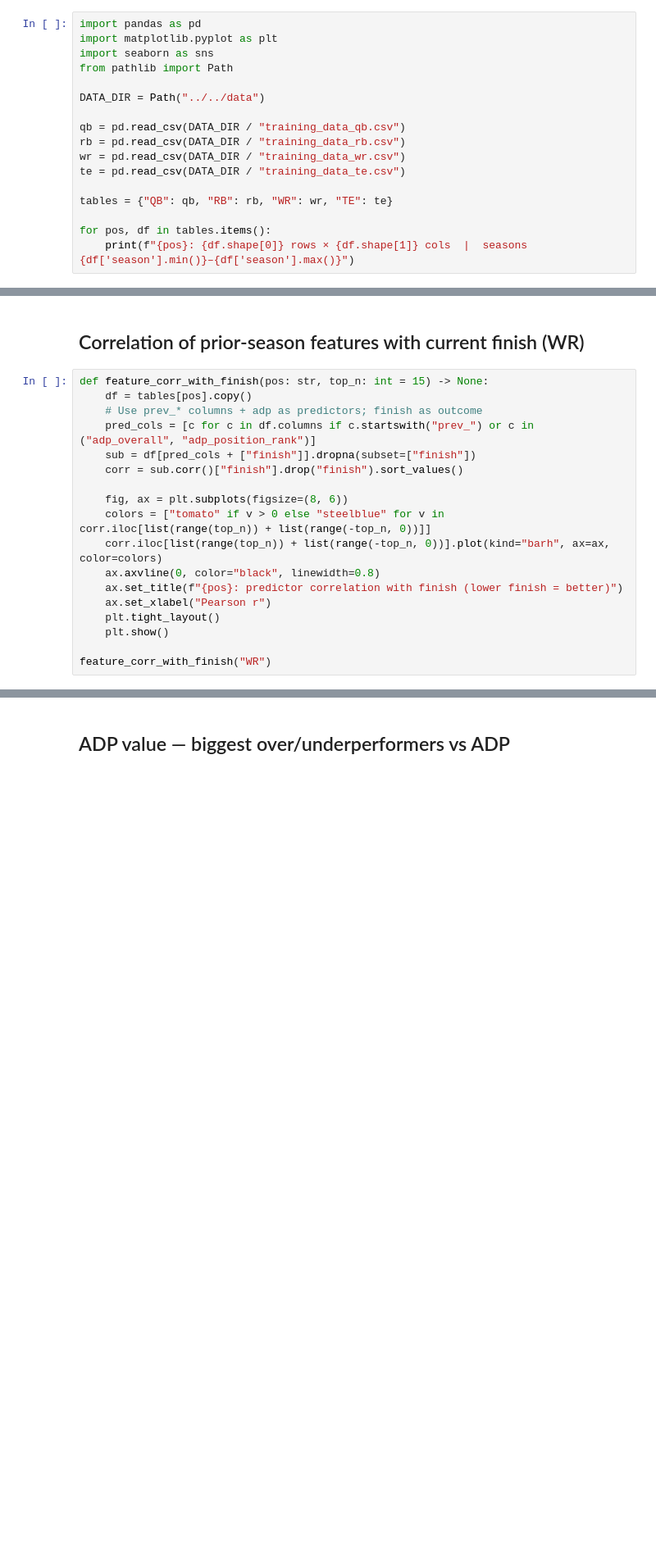
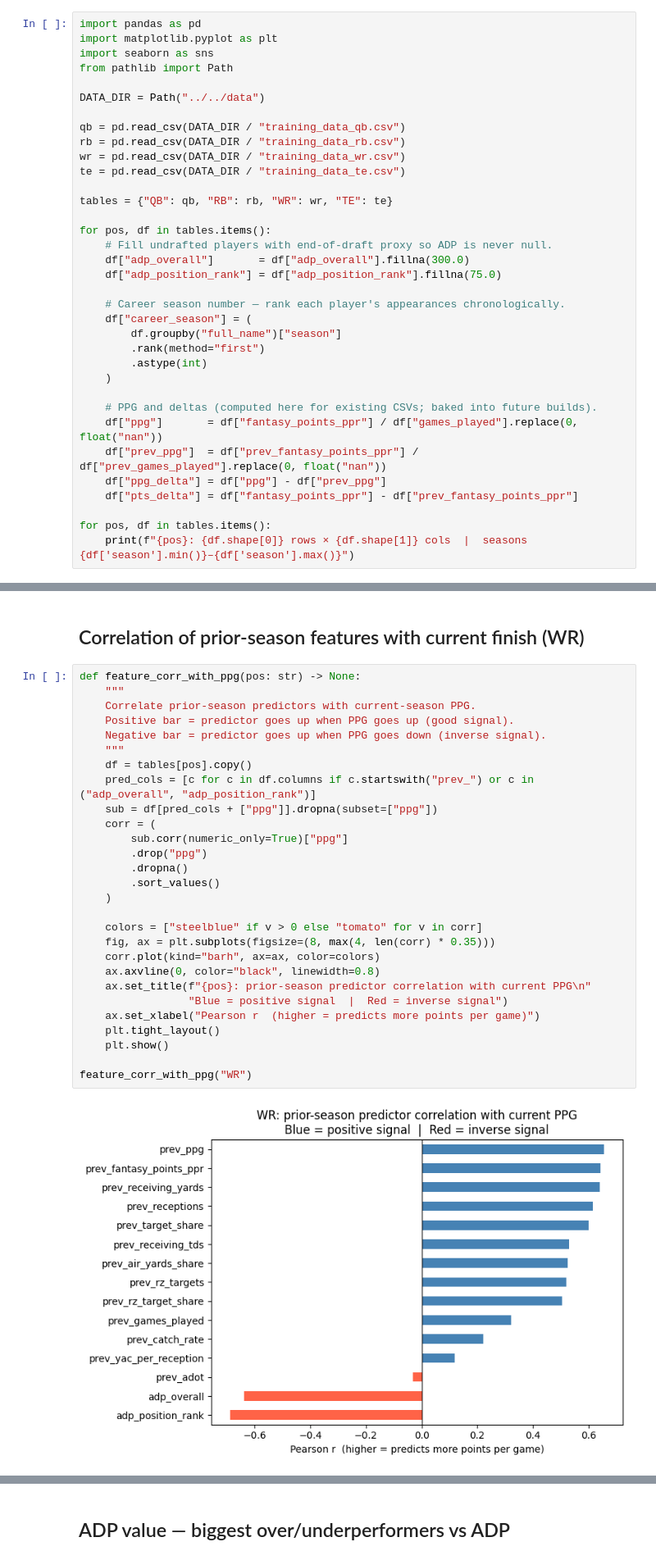
Before and after one commit to ethanhershman/fantasy-football-analytics, a Jupyter notebook: notebooks/eda/01_mega_table_overview.ipynb, the cells around one changed output, grey strips where cells are left out. Shown at 82% size. Cells and saved outputs as stored; diff of their text form; blank space fills up the shorter version.

```diff
--- a/notebooks/eda/01_mega_table_overview.ipynb
+++ b/notebooks/eda/01_mega_table_overview.ipynb
@@ -22,4 +22,22 @@ te = pd.read_csv(DATA_DIR / "training_data_te.csv")
 tables = {"QB": qb, "RB": rb, "WR": wr, "TE": te}
 
 for pos, df in tables.items():
+    # Fill undrafted players with end-of-draft proxy so ADP is never null.
+    df["adp_overall"]       = df["adp_overall"].fillna(300.0)
+    df["adp_position_rank"] = df["adp_position_rank"].fillna(75.0)
+
+    # Career season number — rank each player's appearances chronologically.
+    df["career_season"] = (
+        df.groupby("full_name")["season"]
+        .rank(method="first")
+        .astype(int)
+    )
+
+    # PPG and deltas (computed here for existing CSVs; baked into future builds).
+    df["ppg"]       = df["fantasy_points_ppr"] / df["games_played"].replace(0, float("nan"))
+    df["prev_ppg"]  = df["prev_fantasy_points_ppr"] / df["prev_games_played"].replace(0, float("nan"))
+    df["ppg_delta"] = df["ppg"] - df["prev_ppg"]
+    df["pts_delta"] = df["fantasy_points_ppr"] - df["prev_fantasy_points_ppr"]
+
+for pos, df in tables.items():
     print(f"{pos}: {df.shape[0]} rows × {df.shape[1]} cols  |  seasons {df['season'].min()}–{df['season'].max()}")
@@ -78,20 +153,32 @@ plt.show()
 # %% [markdown]
 ## Correlation of prior-season features with current finish (WR)
 # %%
-def feature_corr_with_finish(pos: str, top_n: int = 15) -> None:
+def feature_corr_with_ppg(pos: str) -> None:
+    """
+    Correlate prior-season predictors with current-season PPG.
+    Positive bar = predictor goes up when PPG goes up (good signal).
+    Negative bar = predictor goes up when PPG goes down (inverse signal).
+    """
     df = tables[pos].copy()
-    # Use prev_* columns + adp as predictors; finish as outcome
     pred_cols = [c for c in df.columns if c.startswith("prev_") or c in ("adp_overall", "adp_position_rank")]
-    sub = df[pred_cols + ["finish"]].dropna(subset=["finish"])
-    corr = sub.corr()["finish"].drop("finish").sort_values()
+    sub = df[pred_cols + ["ppg"]].dropna(subset=["ppg"])
+    corr = (
+        sub.corr(numeric_only=True)["ppg"]
+        .drop("ppg")
+        .dropna()
+        .sort_values()
+    )
 
-    fig, ax = plt.subplots(figsize=(8, 6))
-    colors = ["tomato" if v > 0 else "steelblue" for v in corr.iloc[list(range(top_n)) + list(range(-top_n, 0))]]
-    corr.iloc[list(range(top_n)) + list(range(-top_n, 0))].plot(kind="barh", ax=ax, color=colors)
+    colors = ["steelblue" if v > 0 else "tomato" for v in corr]
+    fig, ax = plt.subplots(figsize=(8, max(4, len(corr) * 0.35)))
+    corr.plot(kind="barh", ax=ax, color=colors)
     ax.axvline(0, color="black", linewidth=0.8)
-    ax.set_title(f"{pos}: predictor correlation with finish (lower finish = better)")
-    ax.set_xlabel("Pearson r")
+    ax.set_title(f"{pos}: prior-season predictor correlation with current PPG\n"
+                 "Blue = positive signal  |  Red = inverse signal")
+    ax.set_xlabel("Pearson r  (higher = predicts more points per game)")
     plt.tight_layout()
     plt.show()
 
-feature_corr_with_finish("WR")
+feature_corr_with_ppg("WR")
+# %% [output]
+[figure, added]
```
Also changed, not shown: parts of 14 cells of this notebook, 1 other file.
